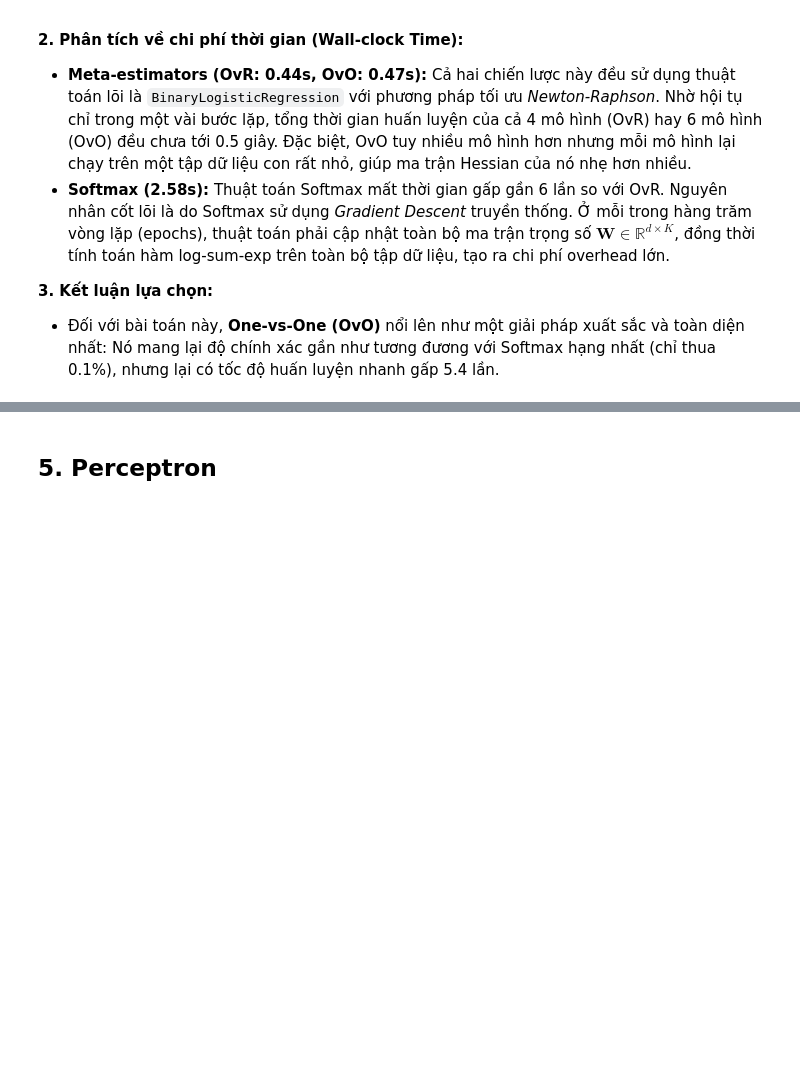
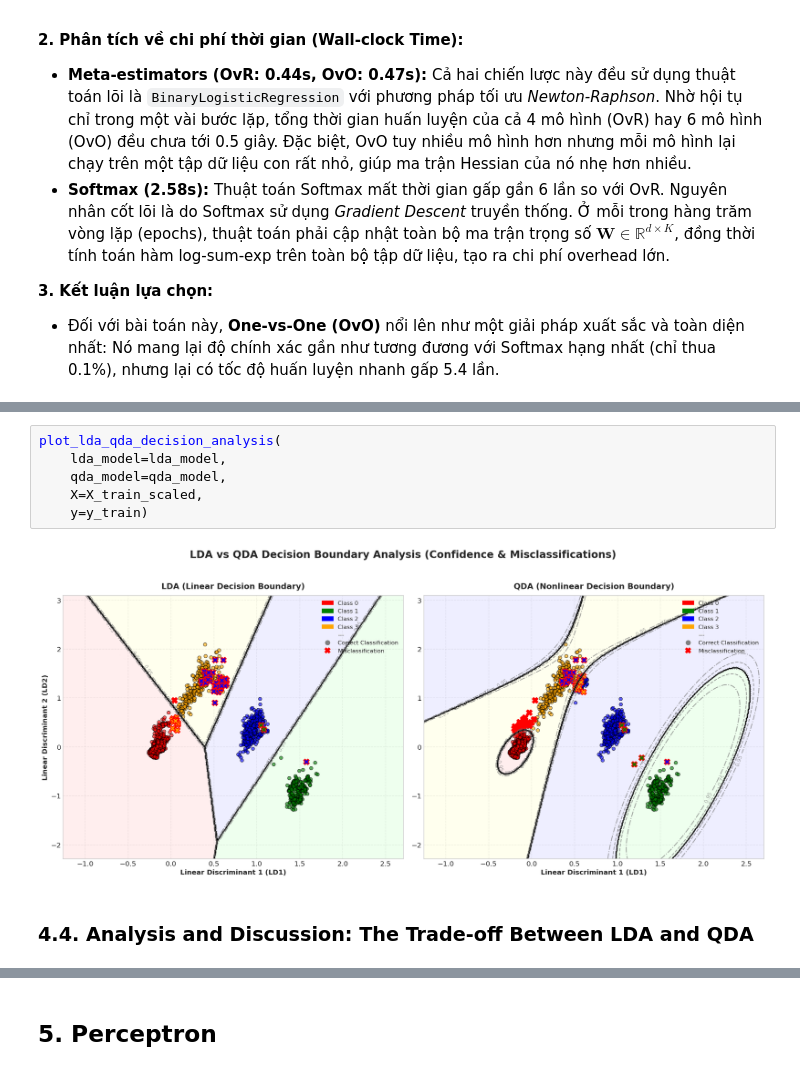
Before and after one commit to ThanhChuong12/Supervised-Learning-Regression-Classification, a Jupyter notebook: code/Part2_Classification/02_modeling.ipynb, the cells around one changed output, grey strips where cells are left out. Saved outputs shown, nothing was run; the diff lists cells and outputs as text; blank space fills up the shorter version.

```diff
--- a/code/Part2_Classification/02_modeling.ipynb
+++ b/code/Part2_Classification/02_modeling.ipynb
@@ -332,0 +447,10 @@ Khác với các kịch bản phân chia tuyến tính hoàn hảo lý tưởng,
+# %%
+plot_lda_qda_decision_analysis(
+    lda_model=lda_model,
+    qda_model=qda_model,
+    X=X_train_scaled,
+    y=y_train)
+# %% [output]
+[figure, added]
+# %% [markdown]
+### **4.4. Analysis and Discussion: The Trade-off Between LDA and QDA**
```
Also changed, not shown: parts of 22 cells of this notebook.
